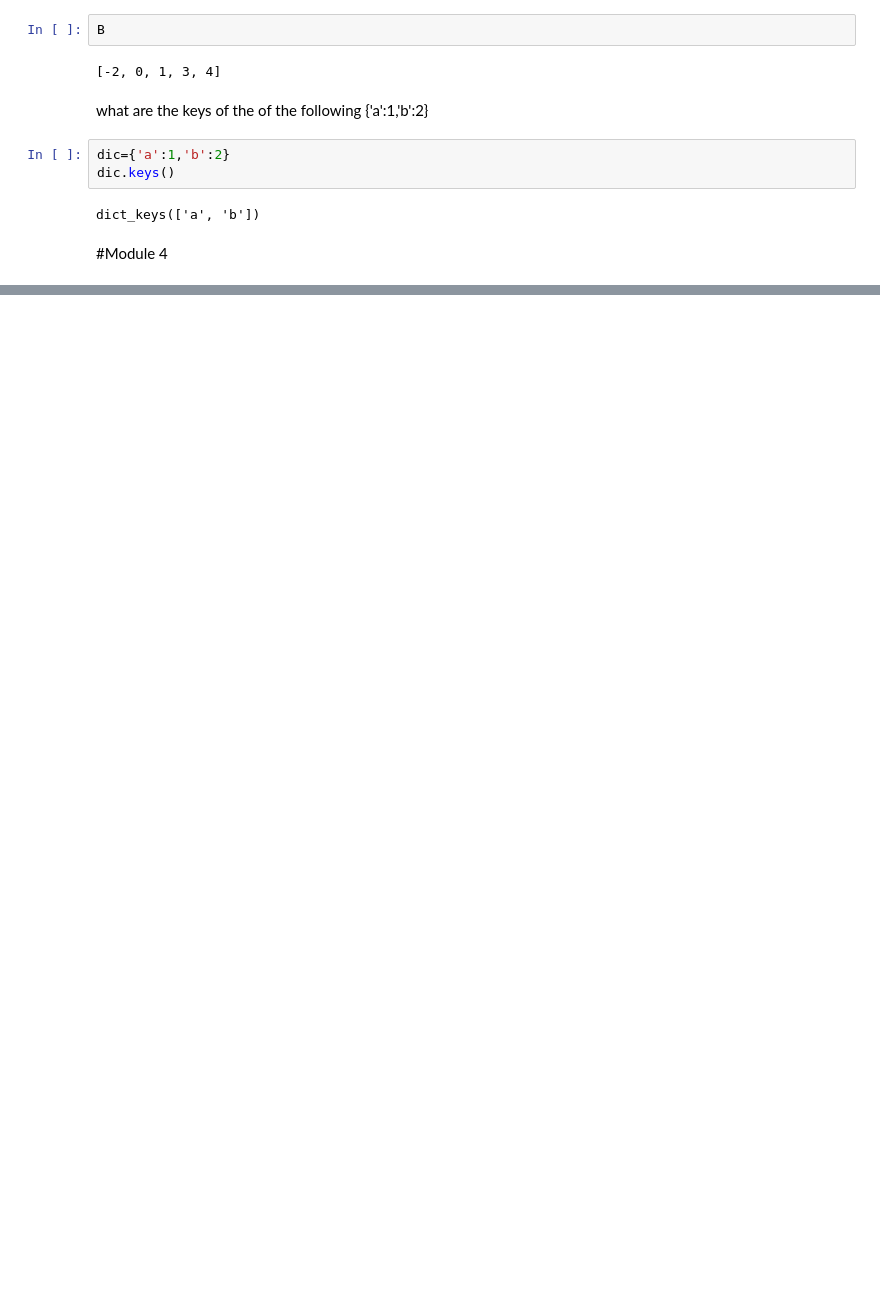
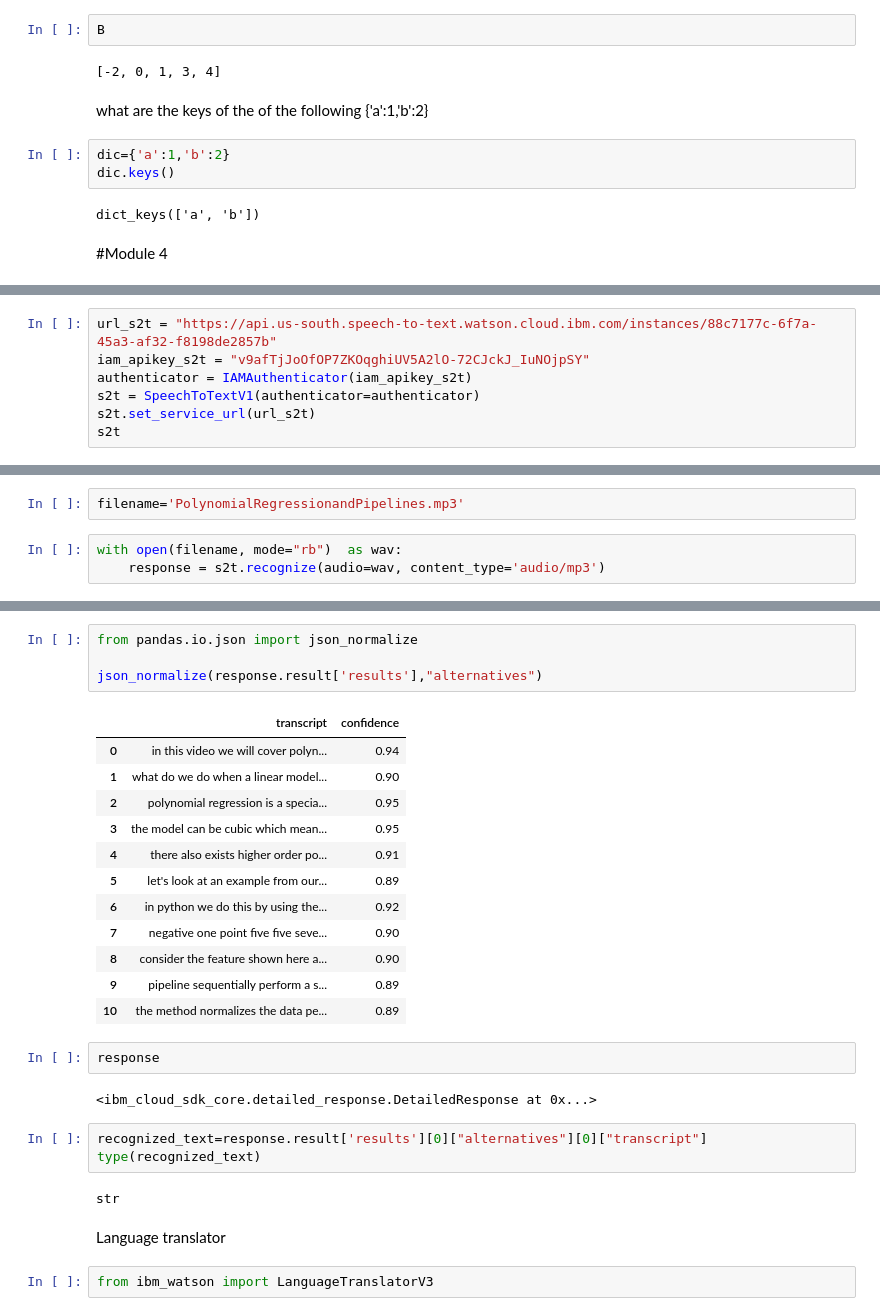
Before and after one commit to rubensgamaliel/CognitiveClass, a Jupyter notebook: Python_DS/Cognitive_class_basics.ipynb, the cells around one changed output, grey strips where cells are left out. Saved outputs shown, nothing was run; the diff lists cells and outputs as text; blank space fills up the shorter version.

```diff
--- a/Python_DS/Cognitive_class_basics.ipynb
+++ b/Python_DS/Cognitive_class_basics.ipynb
@@ -776,0 +861,7 @@ dict_keys(['a', 'b'])
+# %%
+url_s2t = "https://api.us-south.speech-to-text.watson.cloud.ibm.com/instances/88c7177c-6f7a-45a3-af32-f8198de2857b"
+iam_apikey_s2t = "v9afTjJoOfOP7ZKOqghiUV5A2lO-72CJckJ_IuNOjpSY"
+authenticator = IAMAuthenticator(iam_apikey_s2t)
+s2t = SpeechToTextV1(authenticator=authenticator)
+s2t.set_service_url(url_s2t)
+s2t
@@ -776,0 +883,5 @@ dict_keys(['a', 'b'])
+# %%
+filename='PolynomialRegressionandPipelines.mp3'
+# %%
+with open(filename, mode="rb")  as wav:
+    response = s2t.recognize(audio=wav, content_type='audio/mp3')
@@ -776,0 +908,30 @@ dict_keys(['a', 'b'])
+# %%
+from pandas.io.json import json_normalize
+
+json_normalize(response.result['results'],"alternatives")
+# %% [output]
+|  | transcript | confidence |
+| 0 | in this video we will cover polyn... | 0.94 |
+| 1 | what do we do when a linear model... | 0.90 |
+| 2 | polynomial regression is a specia... | 0.95 |
+| 3 | the model can be cubic which mean... | 0.95 |
+| 4 | there also exists higher order po... | 0.91 |
+| 5 | let's look at an example from our... | 0.89 |
+| 6 | in python we do this by using the... | 0.92 |
+| 7 | negative one point five five seve... | 0.90 |
+| 8 | consider the feature shown here a... | 0.90 |
+| 9 | pipeline sequentially perform a s... | 0.89 |
+| 10 | the method normalizes the data pe... | 0.89 |
+# %%
+response
+# %% [output]
+<ibm_cloud_sdk_core.detailed_response.DetailedResponse at 0x...>
+# %%
+recognized_text=response.result['results'][0]["alternatives"][0]["transcript"]
+type(recognized_text)
+# %% [output]
+str
+# %% [markdown]
+Language translator
+# %%
+from ibm_watson import LanguageTranslatorV3
```
Also changed, not shown: parts of 96 cells of this notebook.
